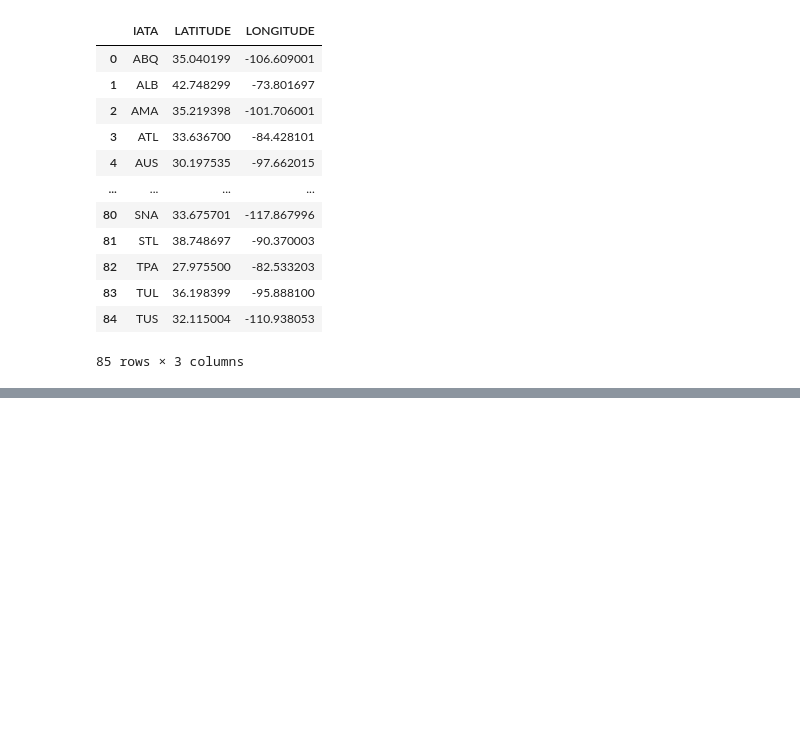
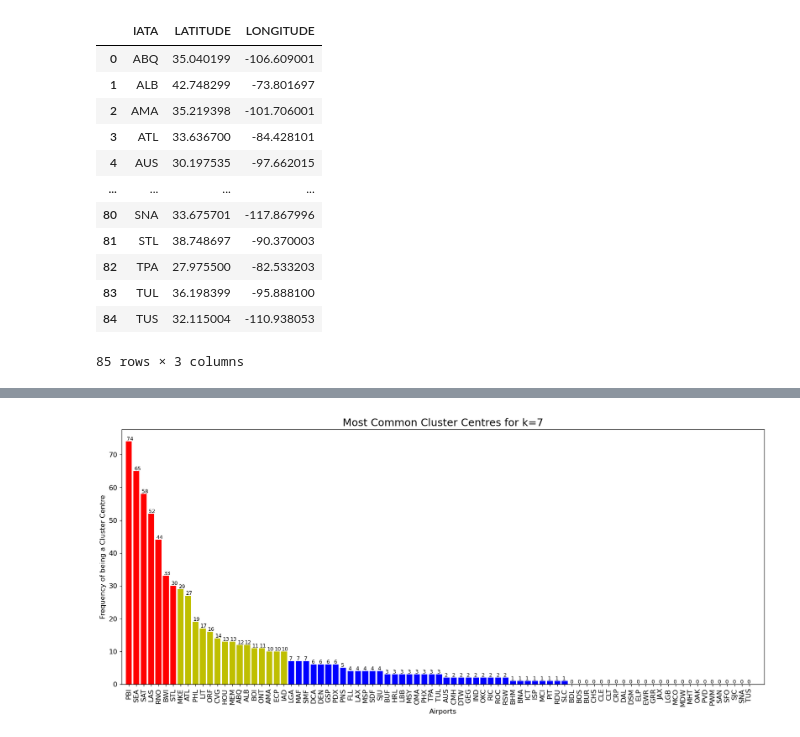
Before and after one commit to krutalp/Airline_Route_Analytics, a Jupyter notebook: Nihaar/Nihaar.ipynb, the cells around one changed output, grey strips where cells are left out. Saved outputs shown, nothing was run; the diff lists cells and outputs as text; code cells hidden in the pictures; blank space fills up the shorter version.

```diff
--- a/Nihaar/Nihaar.ipynb
+++ b/Nihaar/Nihaar.ipynb
@@ -218,0 +180,45 @@ print(dict(sorted(cc_frequency.items(),key=lambda x:x[1],reverse=True)))
+# %%
+#Dictionary that stores the frequency of how many times each airport appeared as a cluster centre
+cc_frequency_7={i:0 for i in sw_airports}
+#Counter to check no. of times algorithm converged
+converged_counter=0
+#No. of clusters selected by elbow method
+selected_k=7
+
+#Run the algorithm n times for the selected k to gather sufficient data
+while(converged_counter!=n):
+    obtained_centres, _ =k_means_haversine(airport_coordinates,airport_codes,weight,selected_k)
+    if(obtained_centres):
+        converged_counter=converged_counter+1
+    for i in obtained_centres:
+        cc_frequency_7[i]=cc_frequency_7[i]+1
+# %%
+#New dictionary that contains sorted frequencies
+common_centres_7=dict(sorted(cc_frequency_7.items(),key=lambda x:x[1],reverse=True))
+
+#Defining a colour bar
+colors_7=[]
+for i in common_centres_7.values():
+    if i>=30:
+        colors_7.append('r')
+    elif i>=10:
+        colors_7.append('y')
+    else:
+        colors_7.append('b')
+
+#Bar Plot
+plt.rcParams.update({'font.size': 12})
+plt.figure(figsize=(20,8))
+plt.bar(common_centres_7.keys(), common_centres_7.values(),color=colors_7)
+plt.xticks(rotation='vertical')
+plt.xlim(-1,86)
+plt.rcParams.update({'font.size': 9})
+for index, value in enumerate(common_centres_7.values()):
+    plt.text(index-0.3,value+0.3,str(value))
+plt.rcParams.update({'font.size': 15})
+plt.title("Most Common Cluster Centres for k=7")
+plt.xlabel("Airports")
+plt.ylabel("Frequency of being a Cluster Centre")
+plt.show()
+# %% [output]
+[figure, added]
```
Also changed, not shown: parts of 20 cells of this notebook.
